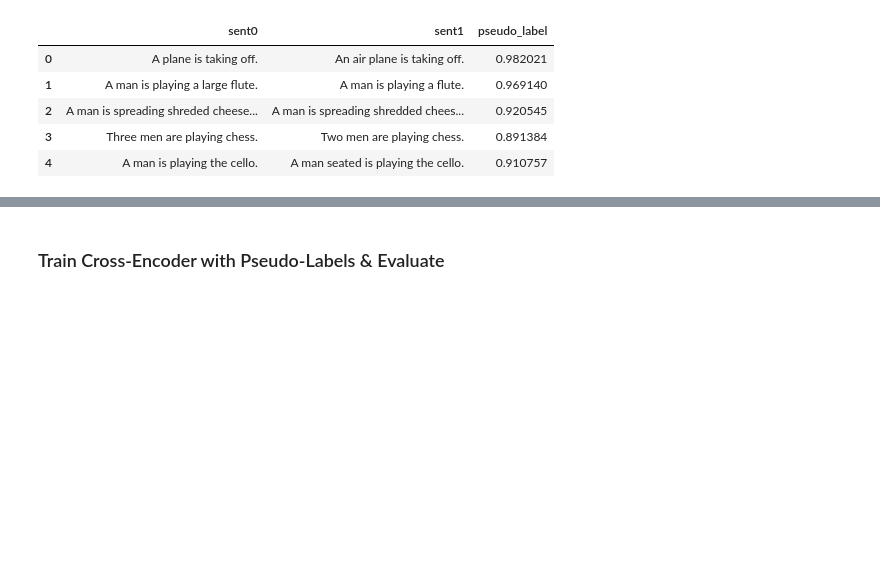
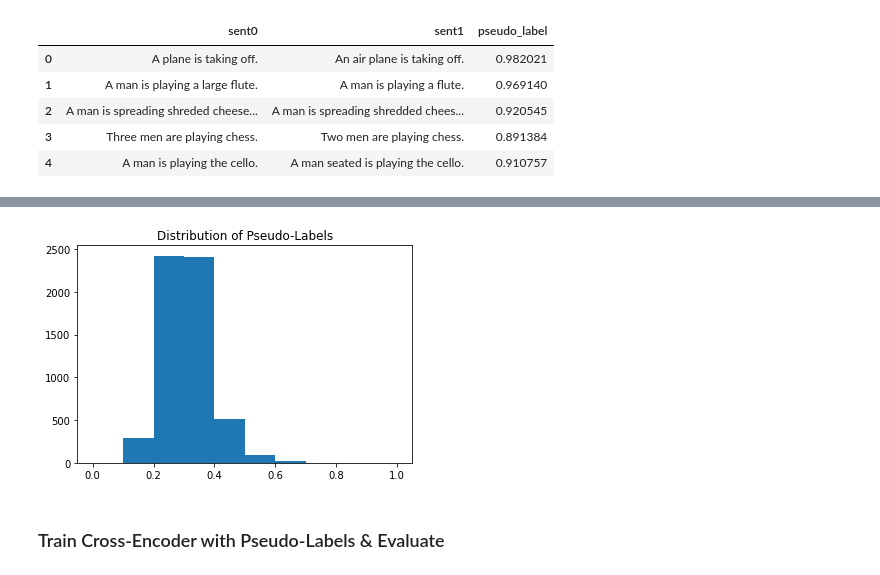
Before and after one commit to ChainsmokersAI/Trans-Encoder, a Jupyter notebook: notebook/2. Create Pseudo-Labels using Bi-Encoder & Train Cross-Encoder.ipynb, the cells around one changed output, grey strips where cells are left out. Cells and saved outputs as stored; diff of their text form; code cells hidden in the pictures; blank space fills up the shorter version.

```diff
--- a/notebook/2. Create Pseudo-Labels using Bi-Encoder & Train Cross-Encoder.ipynb
+++ b/notebook/2. Create Pseudo-Labels using Bi-Encoder & Train Cross-Encoder.ipynb
@@ -135,0 +196,7 @@ df.to_csv("../dataset/bi2cross-sts-train.csv", index=False)
+# %%
+df=pseudo_label(
+    dataset_path="../dataset/stsbenchmark/sts-train.csv",
+    tokenizer=tokenizer_bi,
+    model=bi_enc
+)
+df.head(5)
@@ -135,0 +210,6 @@ df.to_csv("../dataset/bi2cross-sts-train.csv", index=False)
+# %%
+plt.hist(df["pseudo_label"], bins=10, range=(0,1))
+plt.title("Distribution of Pseudo-Labels")
+plt.show()
+# %% [output]
+[figure, added]
```
Also changed, not shown: parts of 10 cells of this notebook.
